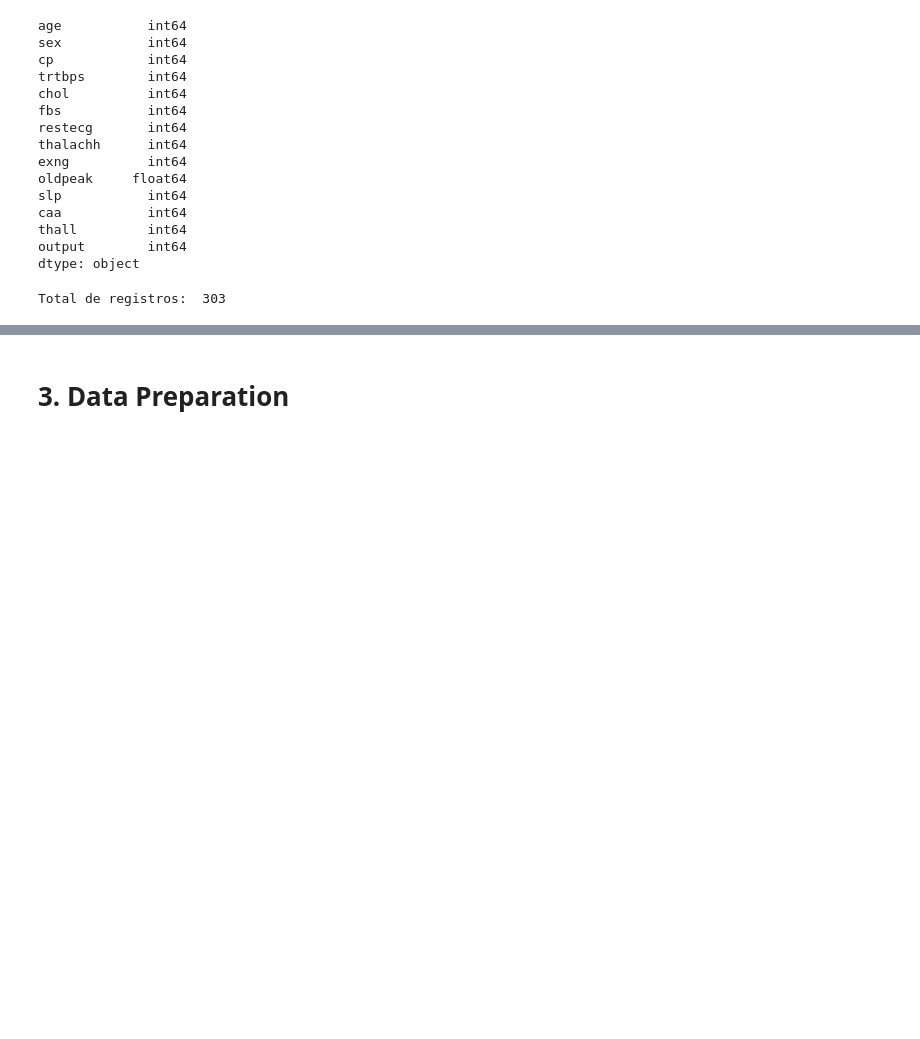
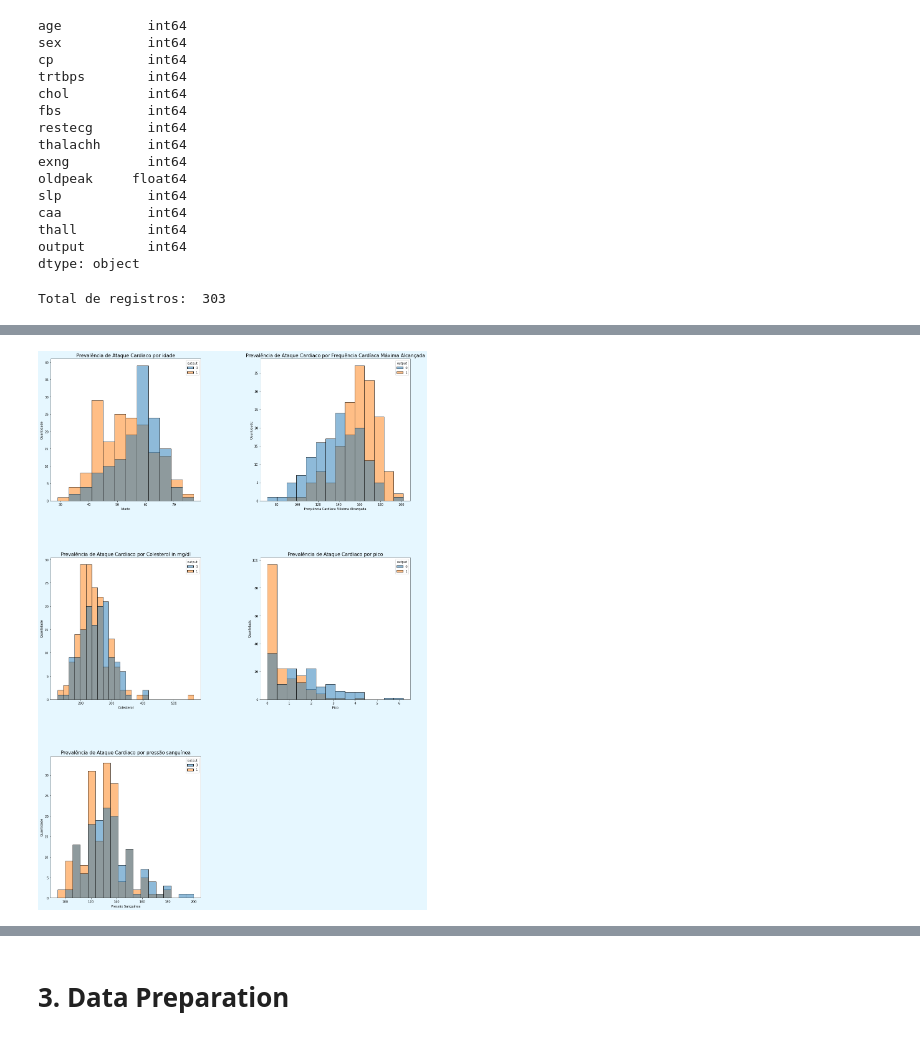
Before and after one commit to gnutzmann/heart-attack, a Jupyter notebook: heart-attack.ipynb, the cells around one changed output, grey strips where cells are left out. Saved outputs shown, nothing was run; the diff lists cells and outputs as text; code cells hidden in the pictures; blank space fills up the shorter version.

```diff
--- a/heart-attack.ipynb
+++ b/heart-attack.ipynb
@@ -101,0 +224,37 @@ Total de registros:  303
+# %%
+plt.figure(figsize=(20,30)).patch.set_facecolor("#e6f7ff")
+plt.subplots_adjust(left=0.1,
+                    bottom=0.1,
+                    right=0.9,
+                    top=0.9,
+                    wspace=0.4,
+                    hspace=0.4)
+
+plt.subplot(3,2,1)
+plt.title('Prevalência de Ataque Cardiaco por idade',fontsize=15)
+g = sns.histplot(x = plot_df['age'], hue = plot_df['output'])
+g.set(xlabel = 'Idade', ylabel = 'Quantidade')
+
+plt.subplot(3,2,2)
+plt.title('Prevalência de Ataque Cardiaco por Frequência Cardíaca Máxima Alcançada',fontsize=15)
+g = sns.histplot(x = plot_df['thalachh'], hue = plot_df['output'])
+g.set(xlabel = 'Frequência Cardíaca Máxima Alcançada', ylabel = 'Quantidade')
+
+plt.subplot(3,2,3)
+plt.title('Prevalência de Ataque Cardiaco por Colesterol in mg/dl',fontsize=15)
+g = sns.histplot(x = plot_df['chol'], hue = plot_df['output'])
+g.set(xlabel = 'Colesterol', ylabel = 'Quantidade')
+
+plt.subplot(3,2,4)
+plt.title('Prevalência de Ataque Cardiaco por pico',fontsize=15)
+g = sns.histplot(x = plot_df['oldpeak'],hue = plot_df['output'])
+g.set(xlabel = 'Pico', ylabel = 'Quantidade')
+
+plt.subplot(3,2,5)
+plt.title('Prevalência de Ataque Cardiaco por pressão sanguínea',fontsize=15)
+g = sns.histplot(x = plot_df['trtbps'],hue = plot_df['output'])
+g.set(xlabel = 'Pressão Sanguínea', ylabel = 'Quantidade')
+
+conti_cols:  ['age', 'thalachh', 'chol', 'thalachh']
+# %% [output]
+[figure, added]
```
Also changed, not shown: parts of 33 cells of this notebook.
